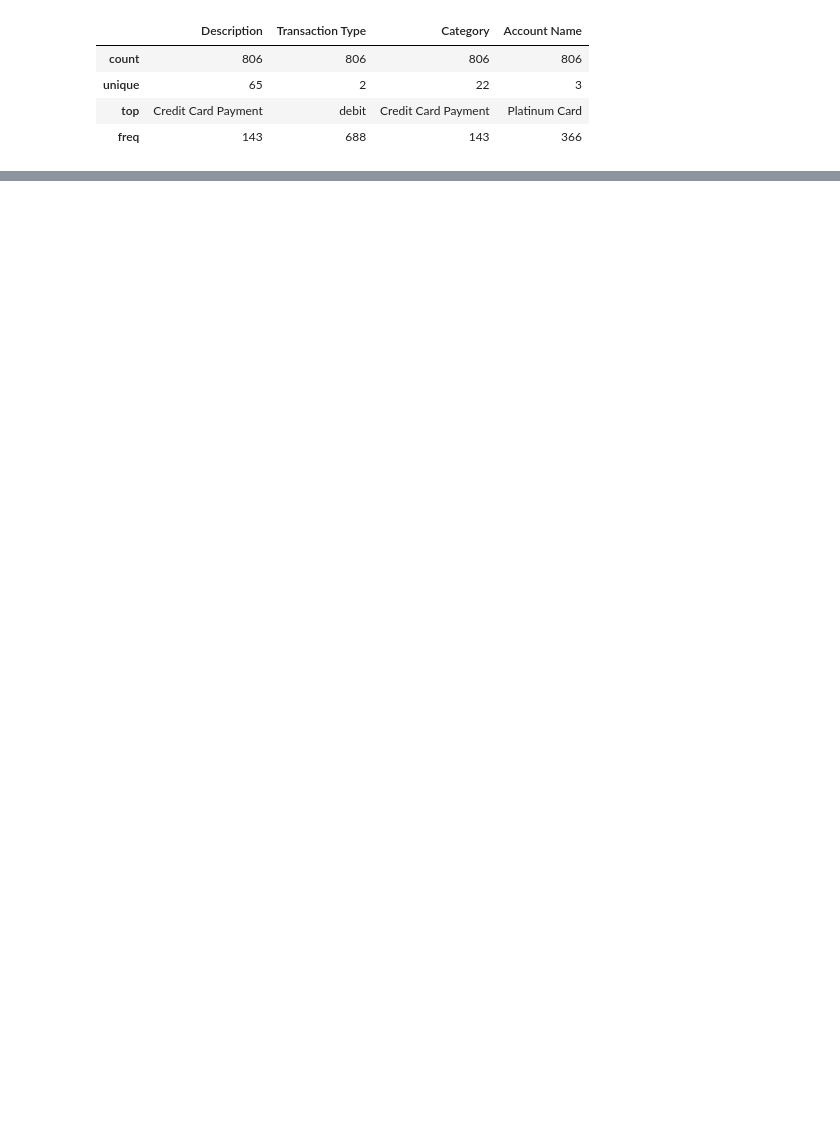
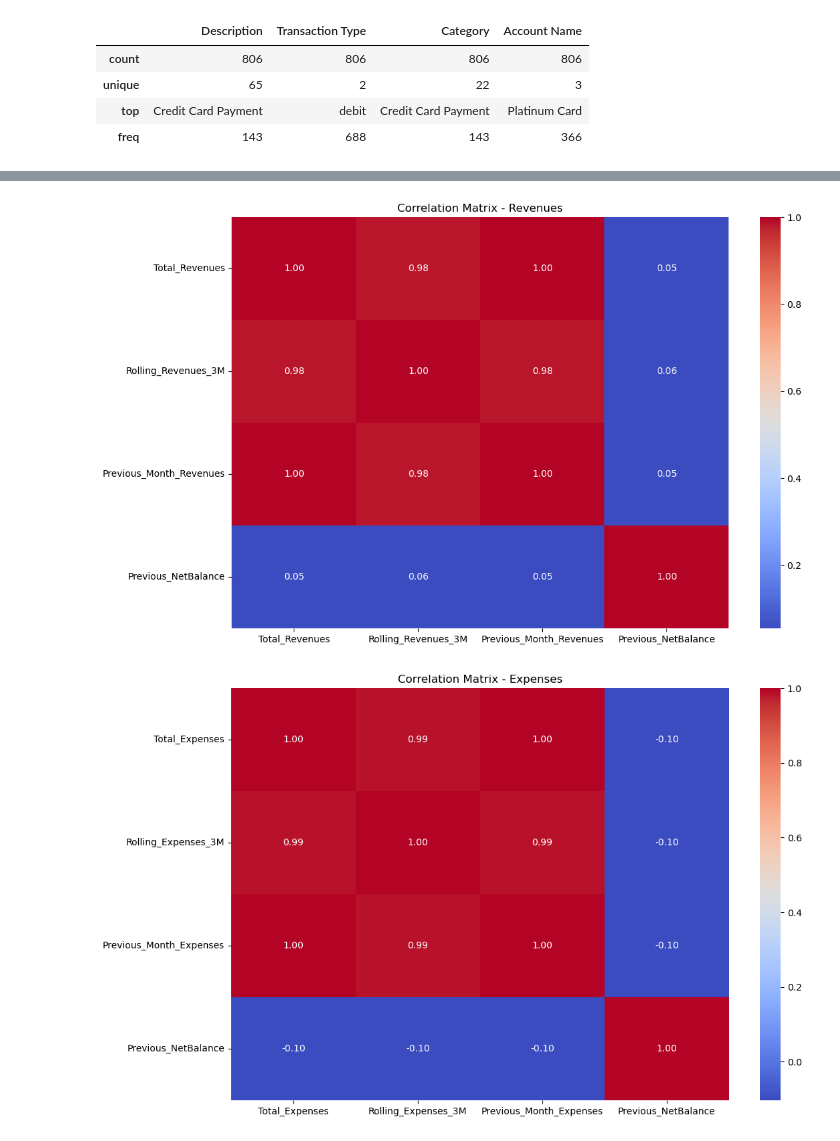
Before and after one commit to bouazizmariem/MiniProjet, a Jupyter notebook: ModelMiniProjet.ipynb, the cells around one changed output, grey strips where cells are left out. Saved outputs shown, nothing was run; the diff lists cells and outputs as text; code cells hidden in the pictures; blank space fills up the shorter version.

```diff
--- a/ModelMiniProjet.ipynb
+++ b/ModelMiniProjet.ipynb
@@ -183,0 +132,2 @@ sns.boxplot(data['Amount'])
+# %%
+data['Month'] = pd.to_datetime(data['Date']).dt.to_period('M')
@@ -183,0 +174,3 @@ sns.boxplot(data['Amount'])
+# %%
+data = pd.get_dummies(data, columns=['Category'], drop_first=True)
+data['Transaction_Type_Encoded'] = data['Transaction Type'].apply(lambda x: 1 if x == 'credit' else 0)
@@ -183,0 +250,24 @@ sns.boxplot(data['Amount'])
+# %%
+# Sélectionner les variables liées aux revenus sans les catégories encodées
+revenues_columns = [
+    'Total_Revenues', 'Rolling_Revenues_3M',
+    'Previous_Month_Revenues', 'Previous_NetBalance'
+]
+
+# Sélectionner les variables liées aux dépenses sans les catégories encodées
+expenses_columns = [
+    'Total_Expenses', 'Rolling_Expenses_3M',
+    'Previous_Month_Expenses', 'Previous_NetBalance'
+]
+
+# Sélectionner les données correspondantes aux revenus
+revenues_data = data[revenues_columns].select_dtypes(include=['float64', 'int32', 'int64'])
+
+# Sélectionner les données correspondantes aux dépenses
+expenses_data = data[expenses_columns].select_dtypes(include=['float64', 'int32', 'int64'])
+
+# Calculer la corrélation pour les revenus
+correlation_matrix_revenues = revenues_data.corr()
+
+# Calculer la corrélation pour les dépenses
+correlation_matrix_expenses = expenses_data.corr()
@@ -183,0 +290,19 @@ sns.boxplot(data['Amount'])
+# %%
+# Visualisation avec une heatmap pour les revenus
+import seaborn as sns
+import matplotlib.pyplot as plt
+
+# Revenus
+plt.figure(figsize=(12, 8))
+sns.heatmap(correlation_matrix_revenues, annot=True, cmap='coolwarm', fmt='.2f')
+plt.title("Correlation Matrix - Revenues")
+plt.show()
+
+# Dépenses
+plt.figure(figsize=(12, 8))
+sns.heatmap(correlation_matrix_expenses, annot=True, cmap='coolwarm', fmt='.2f')
+plt.title("Correlation Matrix - Expenses")
+plt.show()
+# %% [output]
+[figure, added]
+[figure, added]
```
Also changed, not shown: parts of 41 cells of this notebook, 3 other files.
